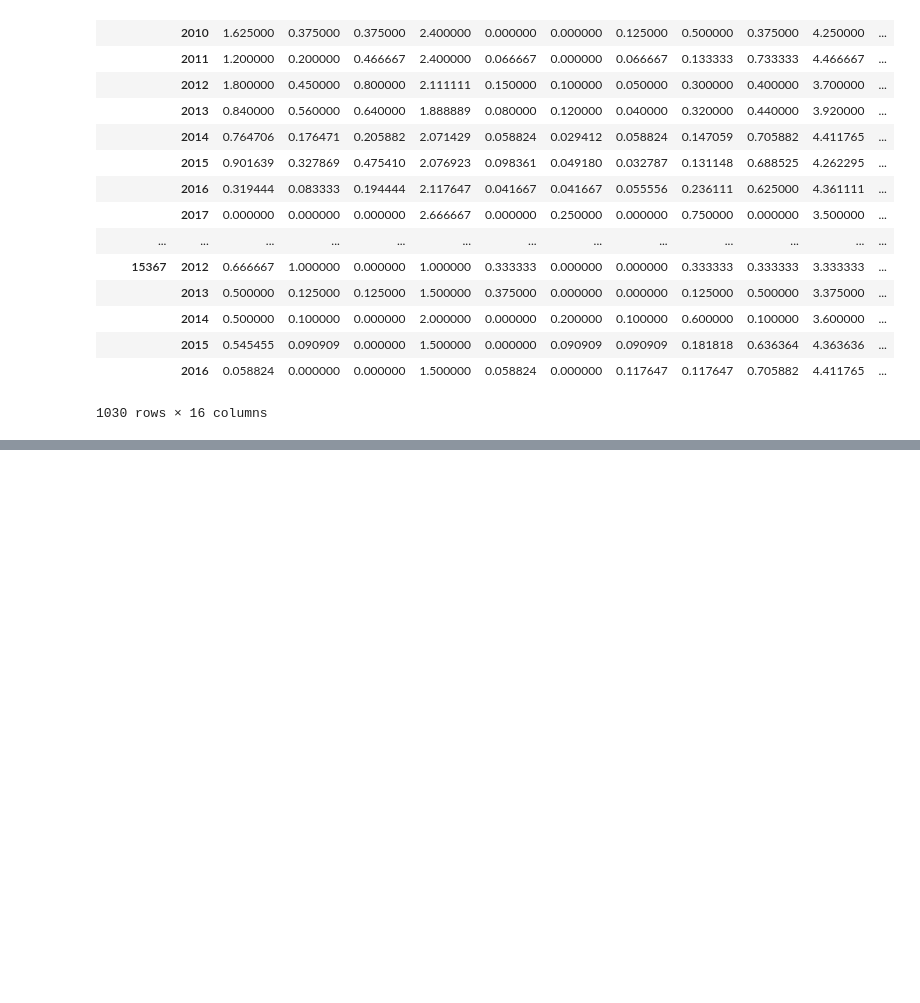
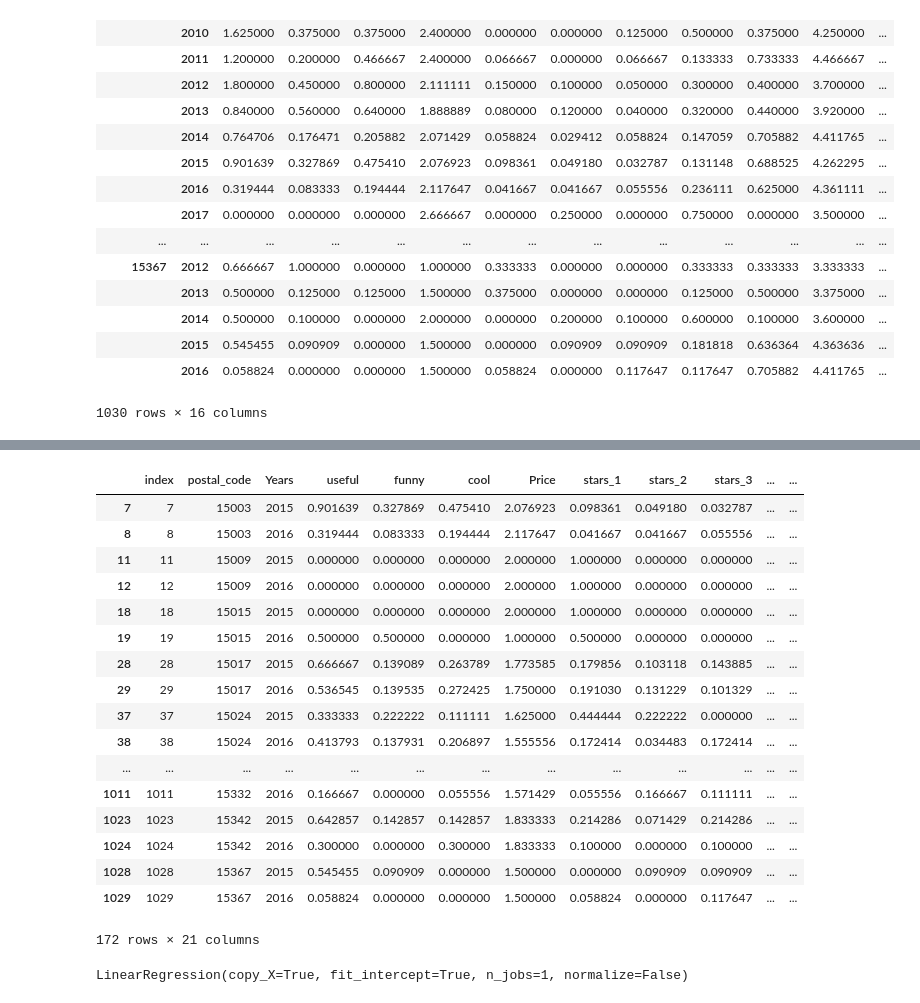
Before and after one commit to joroscha/ml, a Jupyter notebook: Feature Creation.ipynb, the cells around one changed output, grey strips where cells are left out. Saved outputs shown, nothing was run; the diff lists cells and outputs as text; code cells hidden in the pictures; blank space fills up the shorter version.

```diff
--- a/Feature Creation.ipynb
+++ b/Feature Creation.ipynb
@@ -590,0 +682,23 @@ zip_aggregated.to_csv("Feature_Matrix_Yelp_Complete.csv")
+# %%
+train_data = zip_aggregated[zip_aggregated['Years']<2015].dropna()
+test_data = zip_aggregated[zip_aggregated['Years']>=2015].dropna()
+test_data
+# %% [output]
+|  | index | postal_code | Years | useful | funny | cool | Price | stars_1 | stars_2 | stars_3 | ... | ... |
+| 7 | 7 | 15003 | 2015 | 0.901639 | 0.327869 | 0.475410 | 2.076923 | 0.098361 | 0.049180 | 0.032787 | ... | ... |
+| 8 | 8 | 15003 | 2016 | 0.319444 | 0.083333 | 0.194444 | 2.117647 | 0.041667 | 0.041667 | 0.055556 | ... | ... |
+| 11 | 11 | 15009 | 2015 | 0.000000 | 0.000000 | 0.000000 | 2.000000 | 1.000000 | 0.000000 | 0.000000 | ... | ... |
+| 12 | 12 | 15009 | 2016 | 0.000000 | 0.000000 | 0.000000 | 2.000000 | 1.000000 | 0.000000 | 0.000000 | ... | ... |
+| 18 | 18 | 15015 | 2015 | 0.000000 | 0.000000 | 0.000000 | 2.000000 | 1.000000 | 0.000000 | 0.000000 | ... | ... |
+| 19 | 19 | 15015 | 2016 | 0.500000 | 0.500000 | 0.000000 | 1.000000 | 0.500000 | 0.000000 | 0.000000 | ... | ... |
+| 28 | 28 | 15017 | 2015 | 0.666667 | 0.139089 | 0.263789 | 1.773585 | 0.179856 | 0.103118 | 0.143885 | ... | ... |
+| 29 | 29 | 15017 | 2016 | 0.536545 | 0.139535 | 0.272425 | 1.750000 | 0.191030 | 0.131229 | 0.101329 | ... | ... |
+| 37 | 37 | 15024 | 2015 | 0.333333 | 0.222222 | 0.111111 | 1.625000 | 0.444444 | 0.222222 | 0.000000 | ... | ... |
+| 38 | 38 | 15024 | 2016 | 0.413793 | 0.137931 | 0.206897 | 1.555556 | 0.172414 | 0.034483 | 0.172414 | ... | ... |
+| ... | ... | ... | ... | ... | ... | ... | ... | ... | ... | ... | ... | ... |
+| 1011 | 1011 | 15332 | 2016 | 0.166667 | 0.000000 | 0.055556 | 1.571429 | 0.055556 | 0.166667 | 0.111111 | ... | ... |
+| 1023 | 1023 | 15342 | 2015 | 0.642857 | 0.142857 | 0.142857 | 1.833333 | 0.214286 | 0.071429 | 0.214286 | ... | ... |
+| 1024 | 1024 | 15342 | 2016 | 0.300000 | 0.000000 | 0.300000 | 1.833333 | 0.100000 | 0.000000 | 0.100000 | ... | ... |
+| 1028 | 1028 | 15367 | 2015 | 0.545455 | 0.090909 | 0.000000 | 1.500000 | 0.000000 | 0.090909 | 0.090909 | ... | ... |
+| 1029 | 1029 | 15367 | 2016 | 0.058824 | 0.000000 | 0.000000 | 1.500000 | 0.058824 | 0.000000 | 0.117647 | ... | ... |
+172 rows × 21 columns
@@ -590,0 +710,6 @@ zip_aggregated.to_csv("Feature_Matrix_Yelp_Complete.csv")
+# %%
+from sklearn import linear_model
+regr = linear_model.LinearRegression()
+regr.fit(x_train, y_train)
+# %% [output]
+LinearRegression(copy_X=True, fit_intercept=True, n_jobs=1, normalize=False)
```
Also changed, not shown: parts of 24 cells of this notebook, 2 other files.
